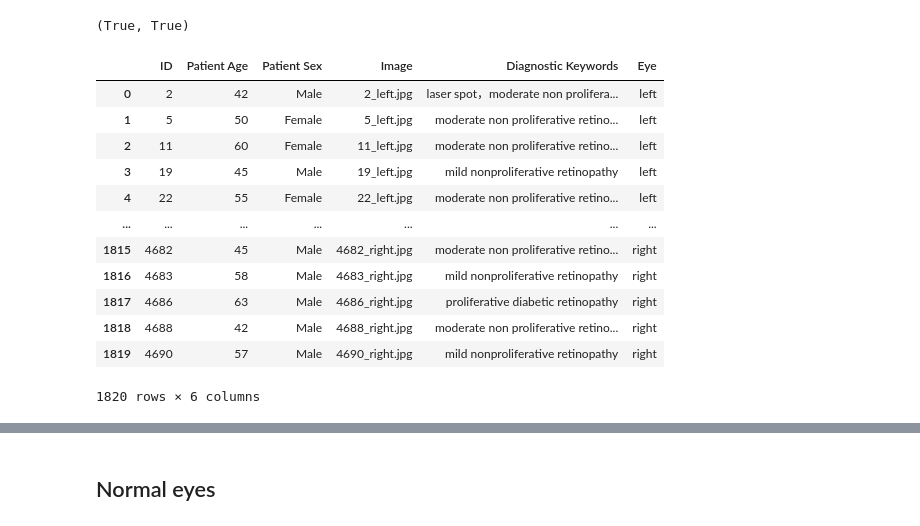
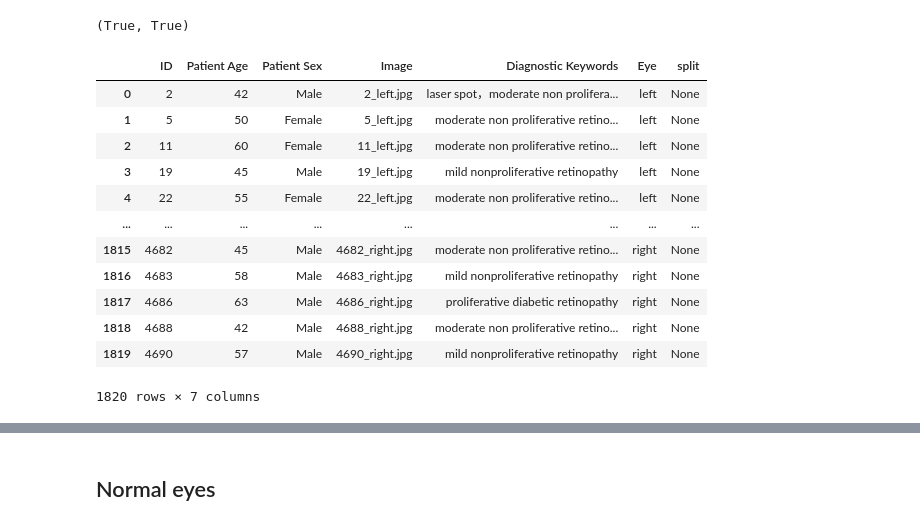
Before and after one commit to madhava20217/Ocular-Disease-Multiclass-Identification-ODIR19-, a Jupyter notebook: Preprocessing.ipynb, the cells around one changed output, grey strips where cells are left out. Saved outputs shown, nothing was run; the diff lists cells and outputs as text; code cells hidden in the pictures.

Commit message:
First commit Preprocessing to create diabetic and normal csvs

```diff
--- a/Preprocessing.ipynb
+++ b/Preprocessing.ipynb
@@ -95,20 +99,20 @@ right_diabetes.rename(columns = {"Right-Fundus": "Image", "Right-Diagnostic Keyw
 right_diabetes.reset_index(inplace = True, drop = False)
 # %%
 diabetes = pd.concat([left_diabetes, right_diabetes]).reset_index(drop = True)
-diabetes.to_csv(DATASET_LOC + "diabetic_images.csv", index = False)
+diabetes['split'] = None
 
 diabetes
 # %% [output]
-|  | ID | Patient Age | Patient Sex | Image | Diagnostic Keywords | Eye |
-| 0 | 2 | 42 | Male | 2_left.jpg | laser spot，moderate non prolifera... | left |
-| 1 | 5 | 50 | Female | 5_left.jpg | moderate non proliferative retino... | left |
-| 2 | 11 | 60 | Female | 11_left.jpg | moderate non proliferative retino... | left |
-| 3 | 19 | 45 | Male | 19_left.jpg | mild nonproliferative retinopathy | left |
-| 4 | 22 | 55 | Female | 22_left.jpg | moderate non proliferative retino... | left |
-| ... | ... | ... | ... | ... | ... | ... |
-| 1815 | 4682 | 45 | Male | 4682_right.jpg | moderate non proliferative retino... | right |
-| 1816 | 4683 | 58 | Male | 4683_right.jpg | mild nonproliferative retinopathy | right |
-| 1817 | 4686 | 63 | Male | 4686_right.jpg | proliferative diabetic retinopathy | right |
-| 1818 | 4688 | 42 | Male | 4688_right.jpg | moderate non proliferative retino... | right |
-| 1819 | 4690 | 57 | Male | 4690_right.jpg | mild nonproliferative retinopathy | right |
+|  | ID | Patient Age | Patient Sex | Image | Diagnostic Keywords | Eye | split |
+| 0 | 2 | 42 | Male | 2_left.jpg | laser spot，moderate non prolifera... | left | None |
+| 1 | 5 | 50 | Female | 5_left.jpg | moderate non proliferative retino... | left | None |
+| 2 | 11 | 60 | Female | 11_left.jpg | moderate non proliferative retino... | left | None |
+| 3 | 19 | 45 | Male | 19_left.jpg | mild nonproliferative retinopathy | left | None |
+| 4 | 22 | 55 | Female | 22_left.jpg | moderate non proliferative retino... | left | None |
+| ... | ... | ... | ... | ... | ... | ... | ... |
+| 1815 | 4682 | 45 | Male | 4682_right.jpg | moderate non proliferative retino... | right | None |
+| 1816 | 4683 | 58 | Male | 4683_right.jpg | mild nonproliferative retinopathy | right | None |
+| 1817 | 4686 | 63 | Male | 4686_right.jpg | proliferative diabetic retinopathy | right | None |
+| 1818 | 4688 | 42 | Male | 4688_right.jpg | moderate non proliferative retino... | right | None |
+| 1819 | 4690 | 57 | Male | 4690_right.jpg | mild nonproliferative retinopathy | right | None |
-1820 rows × 6 columns
+1820 rows × 7 columns
```
Also changed, not shown: parts of 21 cells of this notebook, 8 other files.
